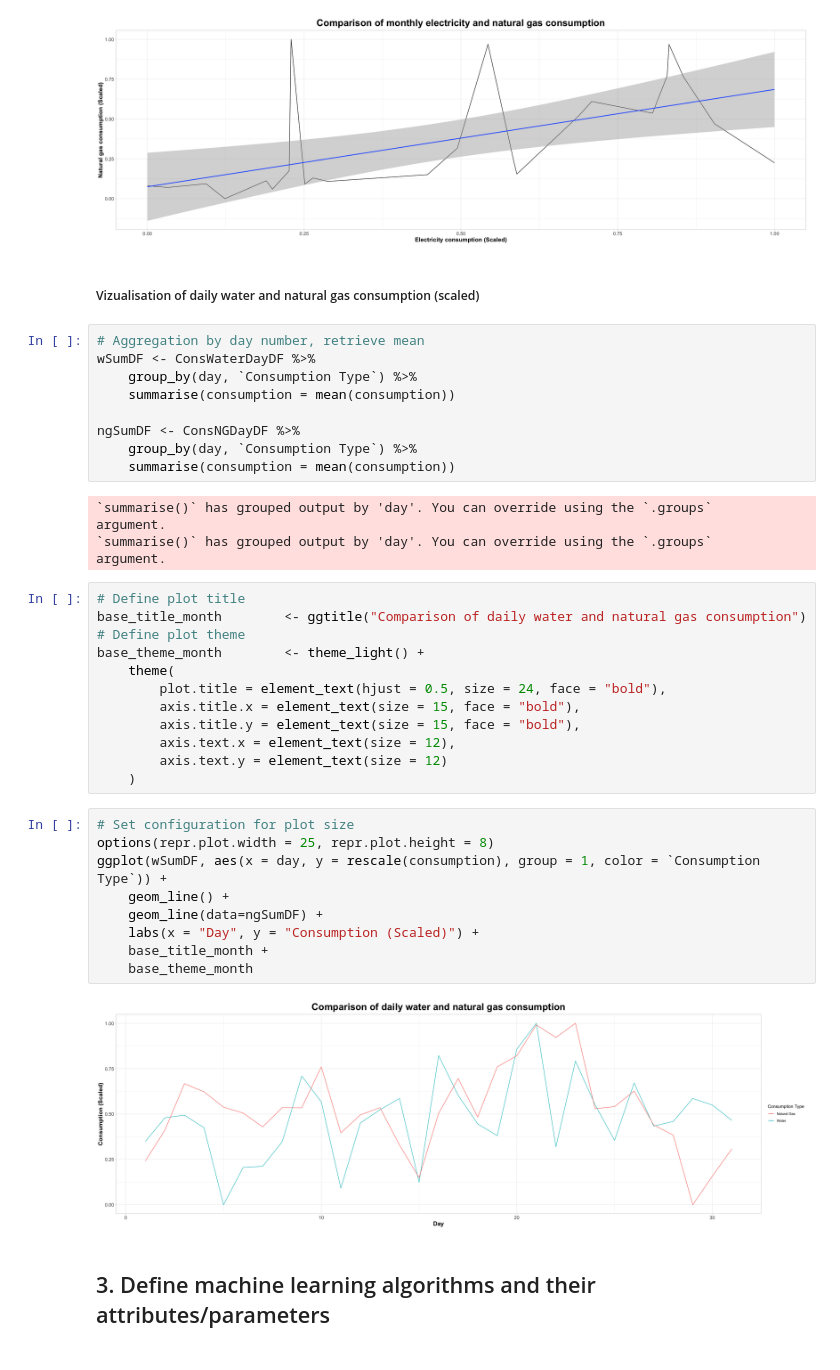
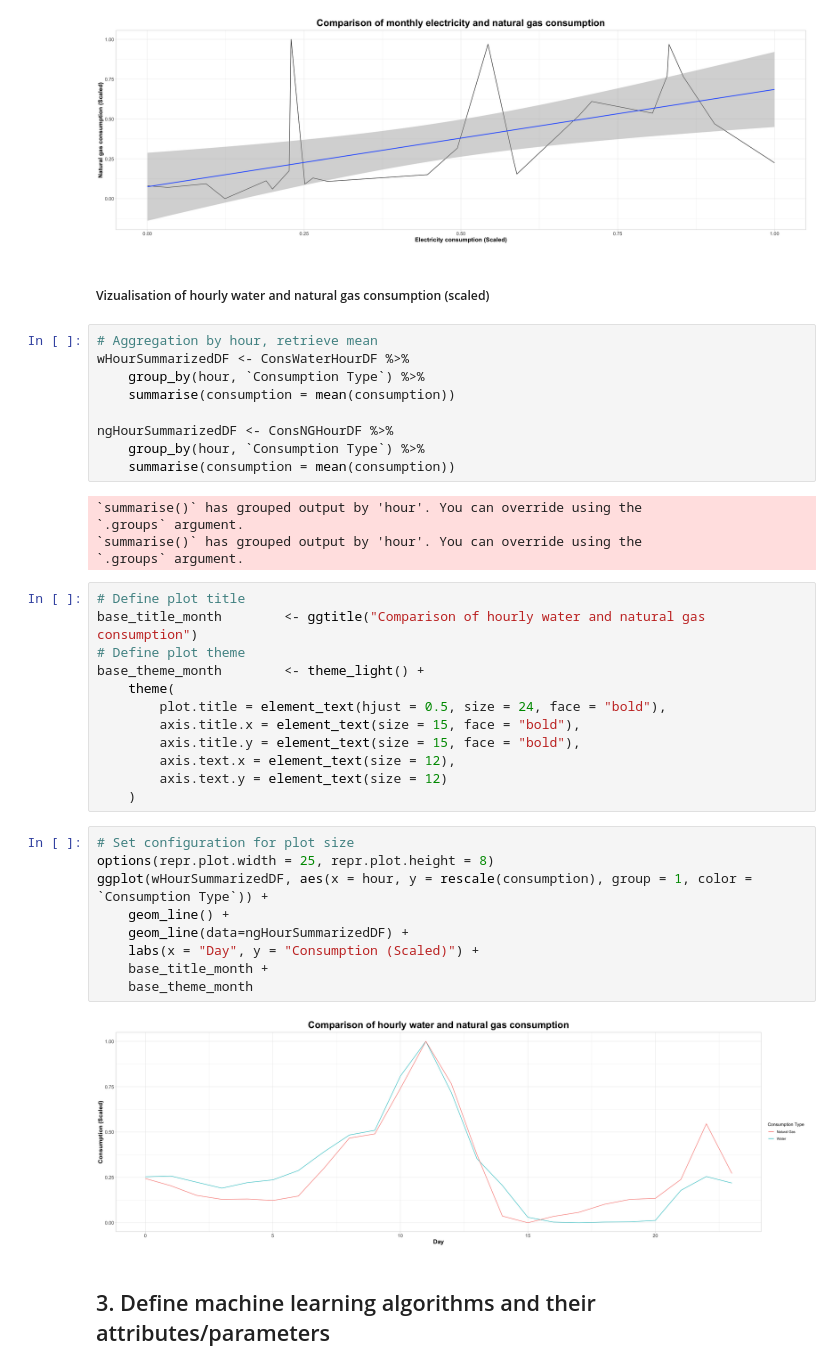
Before and after one commit to philippebarrette4/INF1430, a Jupyter notebook: scripts/TN2/ModelsPreparation/models_preparation_and_analysis.ipynb, the cells around one changed output. Cells and saved outputs as stored; diff of their text form.

Commit message:
changed by day to hoyr aggregation

```diff
--- a/scripts/TN2/ModelsPreparation/models_preparation_and_analysis.ipynb
+++ b/scripts/TN2/ModelsPreparation/models_preparation_and_analysis.ipynb
@@ -274,24 +274,24 @@ ggplot(CombinedConsMonthDF, aes(x = rescale(consumption_elec), y = rescale(consu
 `geom_smooth()` using formula = 'y ~ x'
 [figure]
 # %% [markdown]
-##### Vizualisation of daily water and natural gas consumption (scaled)
+##### Vizualisation of hourly water and natural gas consumption (scaled)
 # %%
-# Aggregation by day number, retrieve mean
-wSumDF <- ConsWaterDayDF %>%
-    group_by(day, `Consumption Type`) %>%
+# Aggregation by hour, retrieve mean
+wHourSummarizedDF <- ConsWaterHourDF %>%
+    group_by(hour, `Consumption Type`) %>%
     summarise(consumption = mean(consumption))
 
-ngSumDF <- ConsNGDayDF %>%
-    group_by(day, `Consumption Type`) %>%
+ngHourSummarizedDF <- ConsNGHourDF %>%
+    group_by(hour, `Consumption Type`) %>%
     summarise(consumption = mean(consumption))
 # %% [output]
-`summarise()` has grouped output by 'day'. You can override using the `.groups`
-argument.
-`summarise()` has grouped output by 'day'. You can override using the `.groups`
-argument.
+`summarise()` has grouped output by 'hour'. You can override using the
+`.groups` argument.
+`summarise()` has grouped output by 'hour'. You can override using the
+`.groups` argument.
 # %%
 # Define plot title
-base_title_month        <- ggtitle("Comparison of daily water and natural gas consumption")
+base_title_month        <- ggtitle("Comparison of hourly water and natural gas consumption")
 # Define plot theme
 base_theme_month        <- theme_light() +
     theme(
@@ -304,14 +304,14 @@ base_theme_month        <- theme_light() +
 # %%
 # Set configuration for plot size
 options(repr.plot.width = 25, repr.plot.height = 8)
-ggplot(wSumDF, aes(x = day, y = rescale(consumption), group = 1, color = `Consumption Type`)) +
+ggplot(wHourSummarizedDF, aes(x = hour, y = rescale(consumption), group = 1, color = `Consumption Type`)) +
     geom_line() +
-    geom_line(data=ngSumDF) +
+    geom_line(data=ngHourSummarizedDF) +
     labs(x = "Day", y = "Consumption (Scaled)") +
     base_title_month +
     base_theme_month
 # %% [output]
-[figure, old version]
+[figure, new version]
 # %% [markdown]
 ## 3. Define machine learning algorithms and their attributes/parameters
 # %% [markdown]
```
